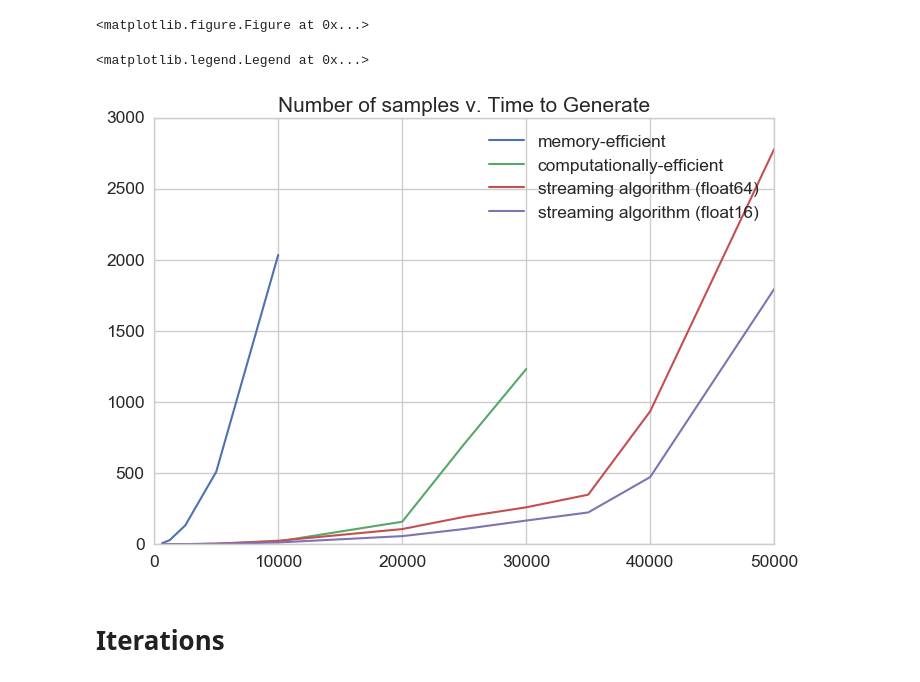
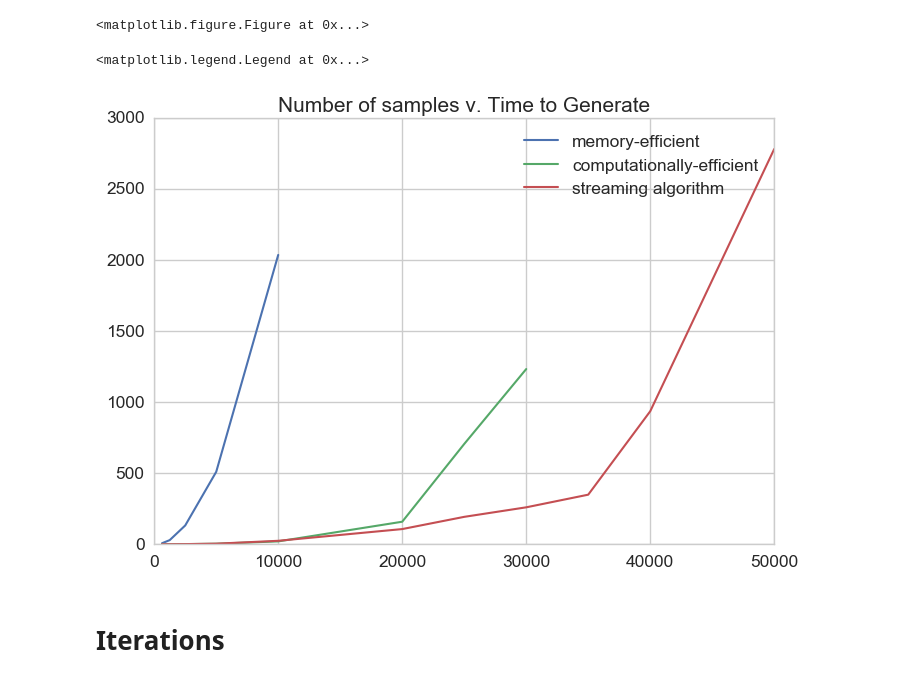
Before and after one commit to alvinwan/mlml, a Jupyter notebook: demos/ksgd.ipynb, the cells around one changed output. Drawn from its saved outputs; the diff is of its cells as text; code cells hidden in the pictures.

```diff
--- a/demos/ksgd.ipynb
+++ b/demos/ksgd.ipynb
@@ -16,13 +16,12 @@ sns.set_style("whitegrid")
 # %%
 plt.title('Number of samples v. Time to Generate')
 plt.plot((625, 1250, 2500, 5000, 10000), (7.23, 29.28, 132.44, 510.00, 2036.50), label='memory-efficient')
 plt.plot((625, 1250, 2500, 5000, 10000, 20000, 25000, 30000), (0.13, 0.33, 1.25, 3.95, 20.33, 158.73, 706.01, 1233.27), label='computationally-efficient')
-plt.plot((625, 1250, 2500, 5000, 10000, 20000, 25000, 30000, 35000, 40000, 50000), (0.16, 0.36, 1.12, 4.10, 24.49, 106.99, 193.04, 260.11, 349.11, 936.15, 2781.95), label='streaming algorithm (float64)')
-plt.plot((625, 1250, 2500, 5000, 10000, 20000, 25000, 30000, 35000, 40000, 50000), (0.14, 0.23, 0.62, 2.79, 12.80, 57.33, 107.53, 166.93, 223.97, 473.20, 1796.86), label='streaming algorithm (float16)')
+plt.plot((625, 1250, 2500, 5000, 10000, 20000, 25000, 30000, 35000, 40000, 50000), (0.16, 0.36, 1.12, 4.10, 24.49, 106.99, 193.04, 260.11, 349.11, 936.15, 2781.95), label='streaming algorithm')
 plt.legend()
 # %% [output]
 <matplotlib.legend.Legend at 0x...>
-[figure, old version]
+[figure, new version]
 # %%
 YS = ('i', 'Time', 'Loss', 'Train Accuracy', 'Test Accuracy')
 DIR = '../logs/'
```
Also changed, not shown: 6 other files.
